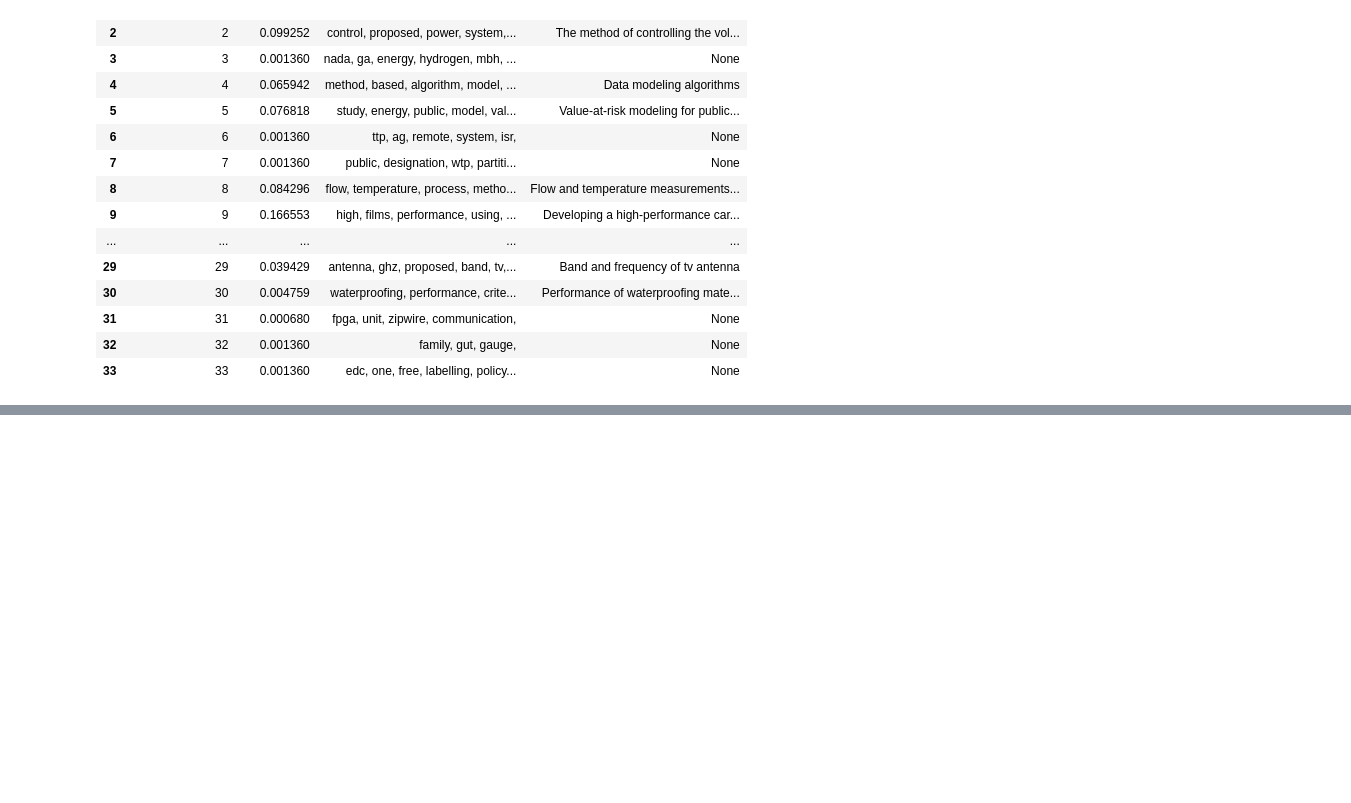
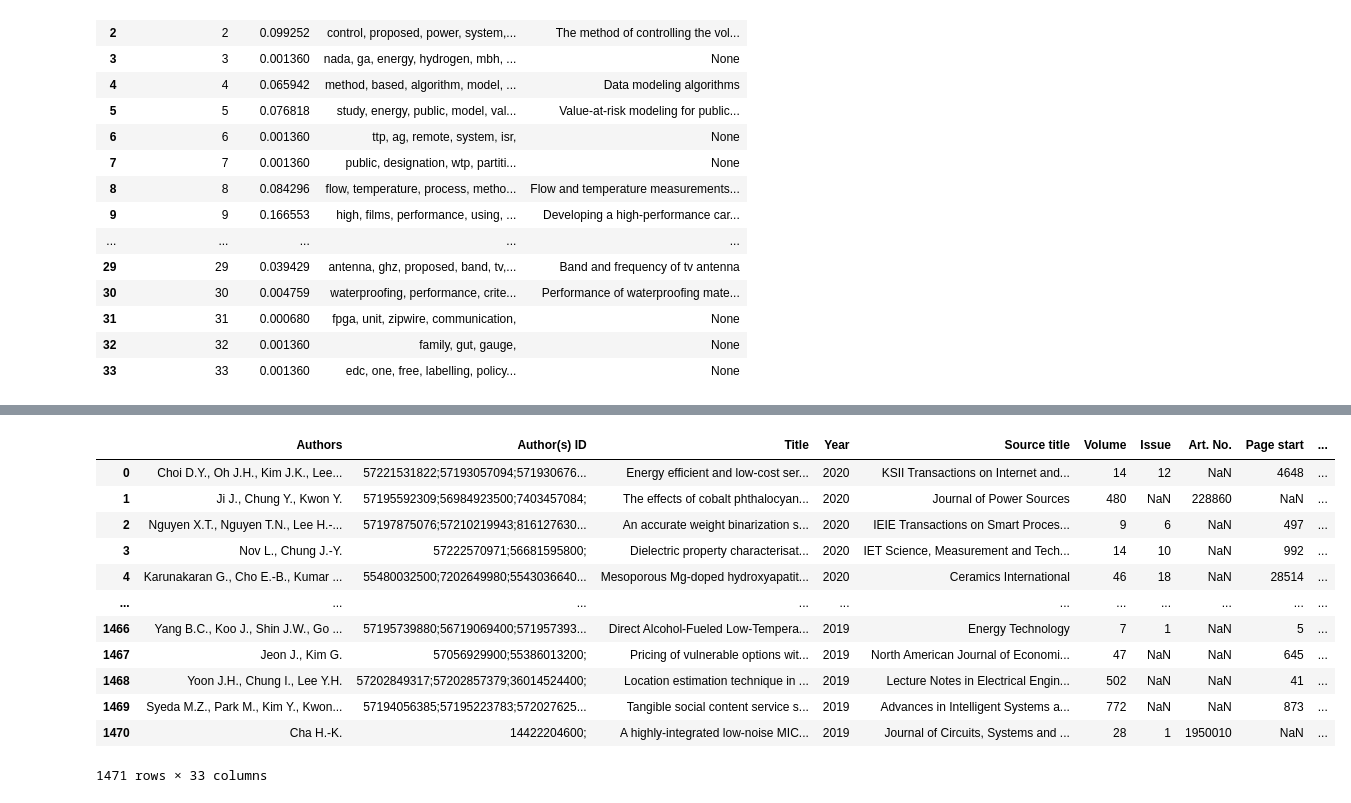
Before and after one commit to Kiminjo/Research-area-extract-from-papers, a Jupyter notebook: community_detection.ipynb, the cells around one changed output, grey strips where cells are left out. Saved outputs shown, nothing was run; the diff lists cells and outputs as text; code cells hidden in the pictures; blank space fills up the shorter version.

```diff
--- a/community_detection.ipynb
+++ b/community_detection.ipynb
@@ -205,0 +246,12 @@ keywords_df_labeled
+# %%
+keywords_df_labeled['label'].loc[9] = 'Semiconductor manufacturing process'
+keywords_df_labeled['label'].loc[2] = 'Energy control system'
+keywords_df_labeled['label'].loc[15] = 'Security for IoT'
+keywords_df_labeled['label'].loc[22] = 'Biological antioxidant activities'
+keywords_df_labeled['label'].loc[8] = 'Thermodynamics'
+keywords_df_labeled['label'].loc[16] = 'Chemical image detection'
+keywords_df_labeled['label'].loc[5] = 'Economic engineering'
+keywords_df_labeled['label'].loc[13] = 'The strength of material'
+keywords_df_labeled['label'].loc[4] = 'Data modeling'
+keywords_df_labeled['label'].loc[29] = 'Radio engineering'
+keywords_df_labeled['label'].loc[17] = 'Climate change prediction'
@@ -205,0 +287,2 @@ keywords_df_labeled
+# %%
+nodes_comm = pd.merge(nodes, keywords_df_labeled, on='modularity_class')
@@ -205,0 +323,18 @@ keywords_df_labeled
+# %%
+raw_nodes = pd.merge(raw_data, nodes_comm, on='Id', how='outer')
+# %%
+raw_nodes
+# %% [output]
+|  | Authors | Author(s) ID | Title | Year | Source title | Volume | Issue | Art. No. | Page start | ... |
+| 0 | Choi D.Y., Oh J.H., Kim J.K., Lee... | 57221531822;57193057094;571930676... | Energy efficient and low-cost ser... | 2020 | KSII Transactions on Internet and... | 14 | 12 | NaN | 4648 | ... |
+| 1 | Ji J., Chung Y., Kwon Y. | 57195592309;56984923500;7403457084; | The effects of cobalt phthalocyan... | 2020 | Journal of Power Sources | 480 | NaN | 228860 | NaN | ... |
+| 2 | Nguyen X.T., Nguyen T.N., Lee H.-... | 57197875076;57210219943;816127630... | An accurate weight binarization s... | 2020 | IEIE Transactions on Smart Proces... | 9 | 6 | NaN | 497 | ... |
+| 3 | Nov L., Chung J.-Y. | 57222570971;56681595800; | Dielectric property characterisat... | 2020 | IET Science, Measurement and Tech... | 14 | 10 | NaN | 992 | ... |
+| 4 | Karunakaran G., Cho E.-B., Kumar ... | 55480032500;7202649980;5543036640... | Mesoporous Mg-doped hydroxyapatit... | 2020 | Ceramics International | 46 | 18 | NaN | 28514 | ... |
+| ... | ... | ... | ... | ... | ... | ... | ... | ... | ... | ... |
+| 1466 | Yang B.C., Koo J., Shin J.W., Go ... | 57195739880;56719069400;571957393... | Direct Alcohol-Fueled Low-Tempera... | 2019 | Energy Technology | 7 | 1 | NaN | 5 | ... |
+| 1467 | Jeon J., Kim G. | 57056929900;55386013200; | Pricing of vulnerable options wit... | 2019 | North American Journal of Economi... | 47 | NaN | NaN | 645 | ... |
+| 1468 | Yoon J.H., Chung I., Lee Y.H. | 57202849317;57202857379;36014524400; | Location estimation technique in ... | 2019 | Lecture Notes in Electrical Engin... | 502 | NaN | NaN | 41 | ... |
+| 1469 | Syeda M.Z., Park M., Kim Y., Kwon... | 57194056385;57195223783;572027625... | Tangible social content service s... | 2019 | Advances in Intelligent Systems a... | 772 | NaN | NaN | 873 | ... |
+| 1470 | Cha H.-K. | 14422204600; | A highly-integrated low-noise MIC... | 2019 | Journal of Circuits, Systems and ... | 28 | 1 | 1950010 | NaN | ... |
+1471 rows × 33 columns
```
Also changed, not shown: parts of 23 cells of this notebook, 4 other files.
